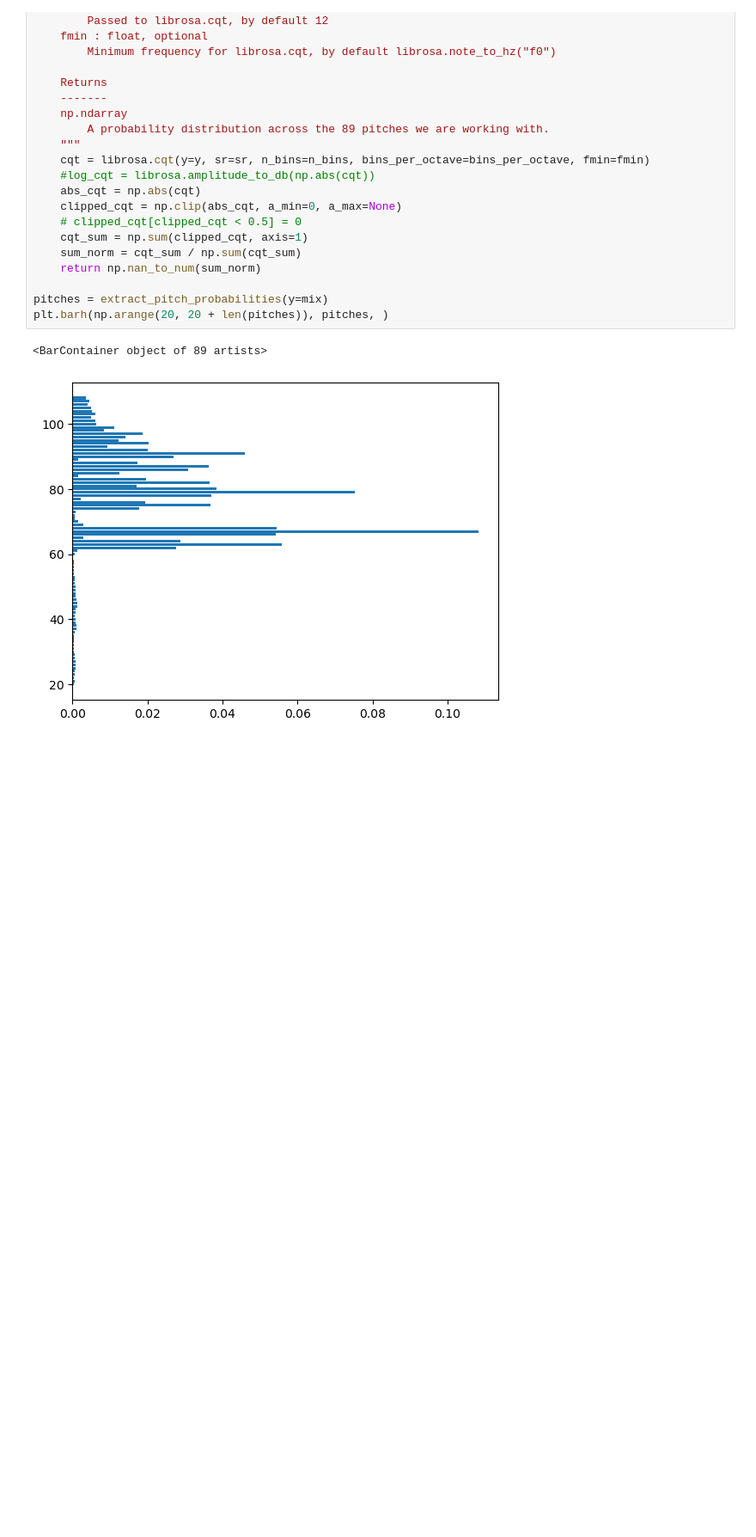
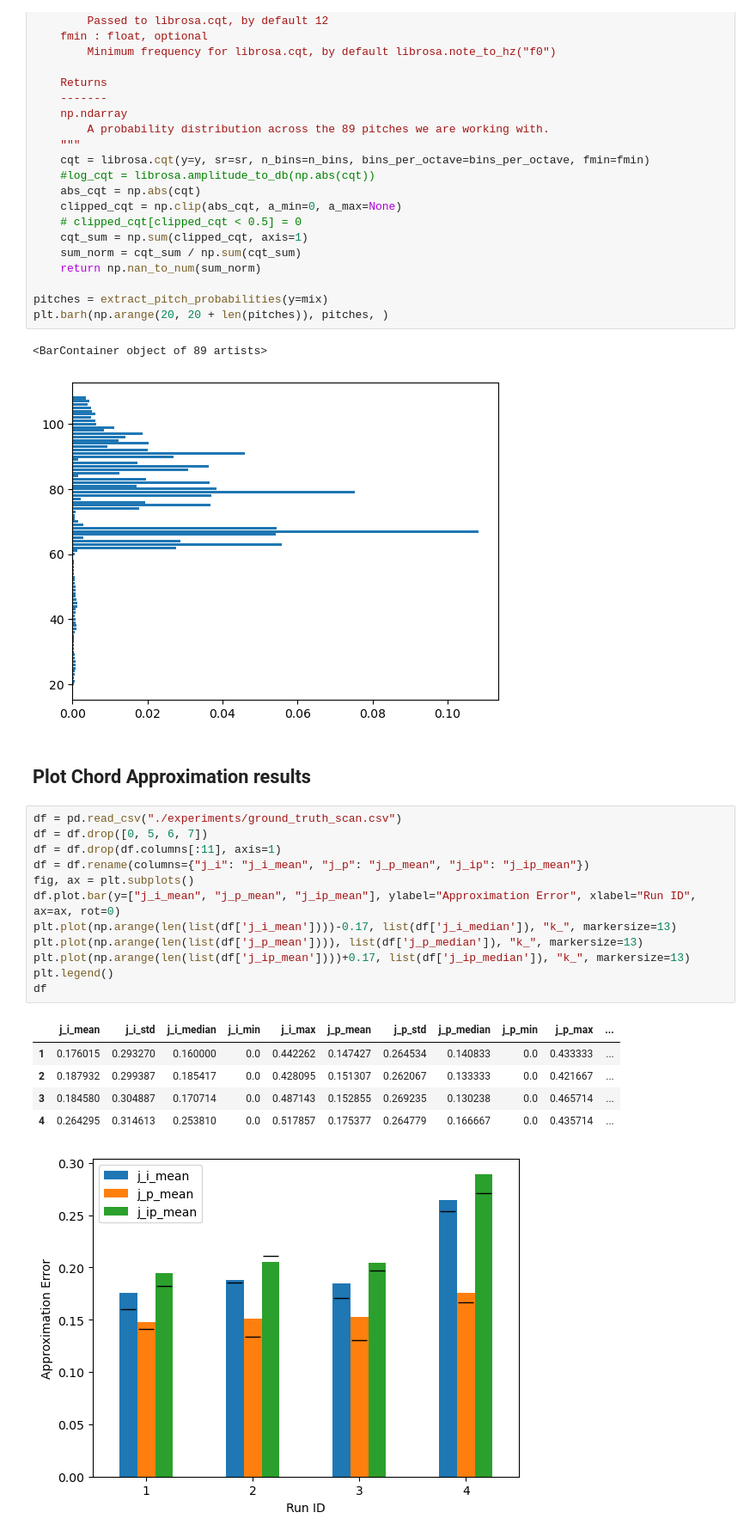
Before and after one commit to jd-rub/MA-thesis, a Jupyter notebook: notebooks/plotting.ipynb, the cells around one changed output. Shown at 86% size. Saved outputs shown, nothing was run; the diff lists cells and outputs as text; blank space fills up the shorter version.

```diff
--- a/notebooks/plotting.ipynb
+++ b/notebooks/plotting.ipynb
@@ -216,3 +229,24 @@ plt.barh(np.arange(20, 20 + len(pitches)), pitches, )
 # %% [output]
 <BarContainer object of 89 artists>
 [figure]
+# %% [markdown]
+## Plot Chord Approximation results
+# %%
+df = pd.read_csv("./experiments/ground_truth_scan.csv")
+df = df.drop([0, 5, 6, 7])
+df = df.drop(df.columns[:11], axis=1)
+df = df.rename(columns={"j_i": "j_i_mean", "j_p": "j_p_mean", "j_ip": "j_ip_mean"})
+fig, ax = plt.subplots()
+df.plot.bar(y=["j_i_mean", "j_p_mean", "j_ip_mean"], ylabel="Approximation Error", xlabel="Run ID", ax=ax, rot=0)
+plt.plot(np.arange(len(list(df['j_i_mean'])))-0.17, list(df['j_i_median']), "k_", markersize=13)
+plt.plot(np.arange(len(list(df['j_p_mean']))), list(df['j_p_median']), "k_", markersize=13)
+plt.plot(np.arange(len(list(df['j_ip_mean'])))+0.17, list(df['j_ip_median']), "k_", markersize=13)
+plt.legend()
+df
+# %% [output]
+|  | j_i_mean | j_i_std | j_i_median | j_i_min | j_i_max | j_p_mean | j_p_std | j_p_median | j_p_min | j_p_max | ... |
+| 1 | 0.176015 | 0.293270 | 0.160000 | 0.0 | 0.442262 | 0.147427 | 0.264534 | 0.140833 | 0.0 | 0.433333 | ... |
+| 2 | 0.187932 | 0.299387 | 0.185417 | 0.0 | 0.428095 | 0.151307 | 0.262067 | 0.133333 | 0.0 | 0.421667 | ... |
+| 3 | 0.184580 | 0.304887 | 0.170714 | 0.0 | 0.487143 | 0.152855 | 0.269235 | 0.130238 | 0.0 | 0.465714 | ... |
+| 4 | 0.264295 | 0.314613 | 0.253810 | 0.0 | 0.517857 | 0.175377 | 0.264779 | 0.166667 | 0.0 | 0.435714 | ... |
+[figure, added]
```
Also changed, not shown: parts of 9 cells of this notebook, 1 other file.
